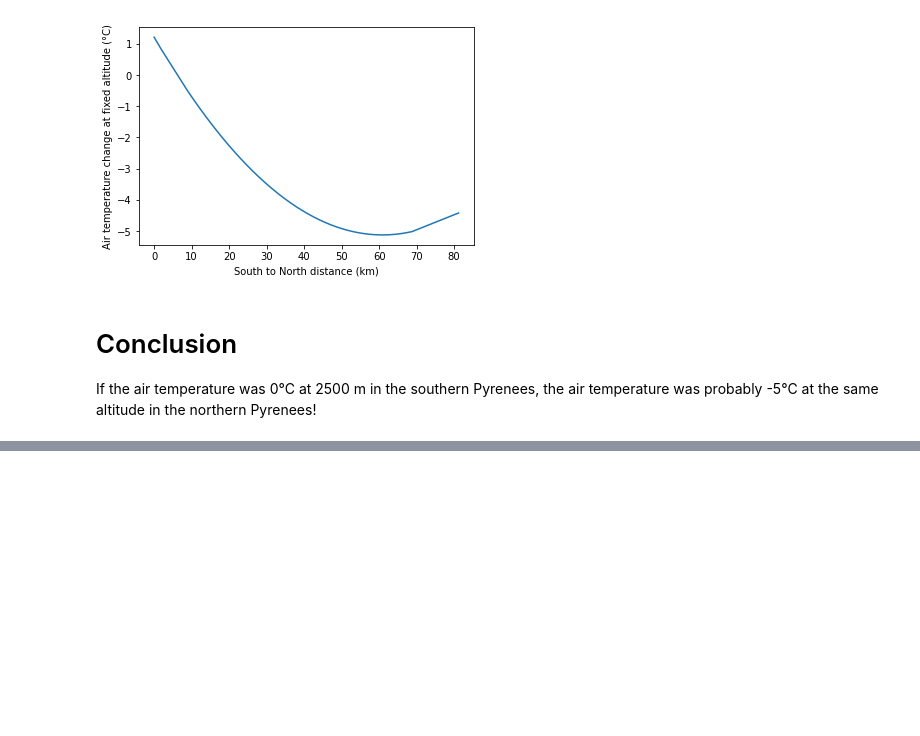
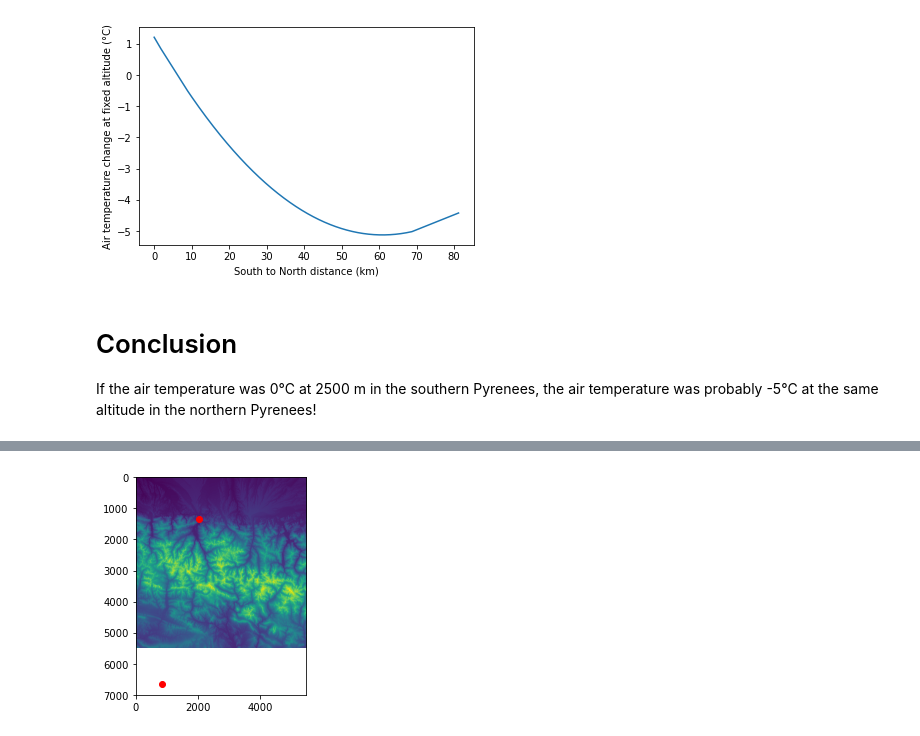
Before and after one commit to sgascoin/snowLineElevation, a Jupyter notebook: snowLineElevationWithCloud.ipynb, the cells around one changed output, grey strips where cells are left out. Saved outputs shown, nothing was run; the diff lists cells and outputs as text; code cells hidden in the pictures; blank space fills up the shorter version.

```diff
--- a/snowLineElevationWithCloud.ipynb
+++ b/snowLineElevationWithCloud.ipynb
@@ -95,8 +97,6 @@ ny = gtif.RasterYSize
 urx = ulx + xd*nx
 # lower left corner y coordinate
 lly = uly + yd*ny
-# close dataset
-gtif = None
 # %%
 # if gdal module is not installed, the same information can be obtained from gdalinfo in the terminal
 # it is also useful to check the corner coordinates calculations
@@ -184,0 +212,26 @@ If the air temperature was 0°C at 2500 m in the southern Pyrenees, the air temp
+# %%
+# Locate stations on the image (Lourdes and Bielsa)
+
+def map2Pix(x, y, transform = None):
+    """
+    converts map coordinates to image pixel [col, row]
+    :param x:
+    :param y:
+    :param transform:
+    :return: col, row
+    """
+    if transform:
+        # compute pixel offset
+        col = int((x - transform[0]) / transform[1])
+        row = int((y - transform[3]) / transform[5])
+        return col, row
+
+s = gtif.GetSpatialRef()
+p = pyproj.Proj(s.ExportToProj4())
+xo,yo = p((-0.04553,-0.37726),(43.07450,42.12207),inverse=False)
+io,jo = map2Pix(xo[0],yo[0],transform=geoMatrix)
+plt.imshow(Z);
+plt.plot(*map2Pix(xo[0],yo[0],transform=geoMatrix),color='r',marker='o');
+plt.plot(*map2Pix(xo[1],yo[1],transform=geoMatrix),color='r',marker='o');
+# %% [output]
+[figure, added]
```
Also changed, not shown: parts of 4 cells of this notebook.
